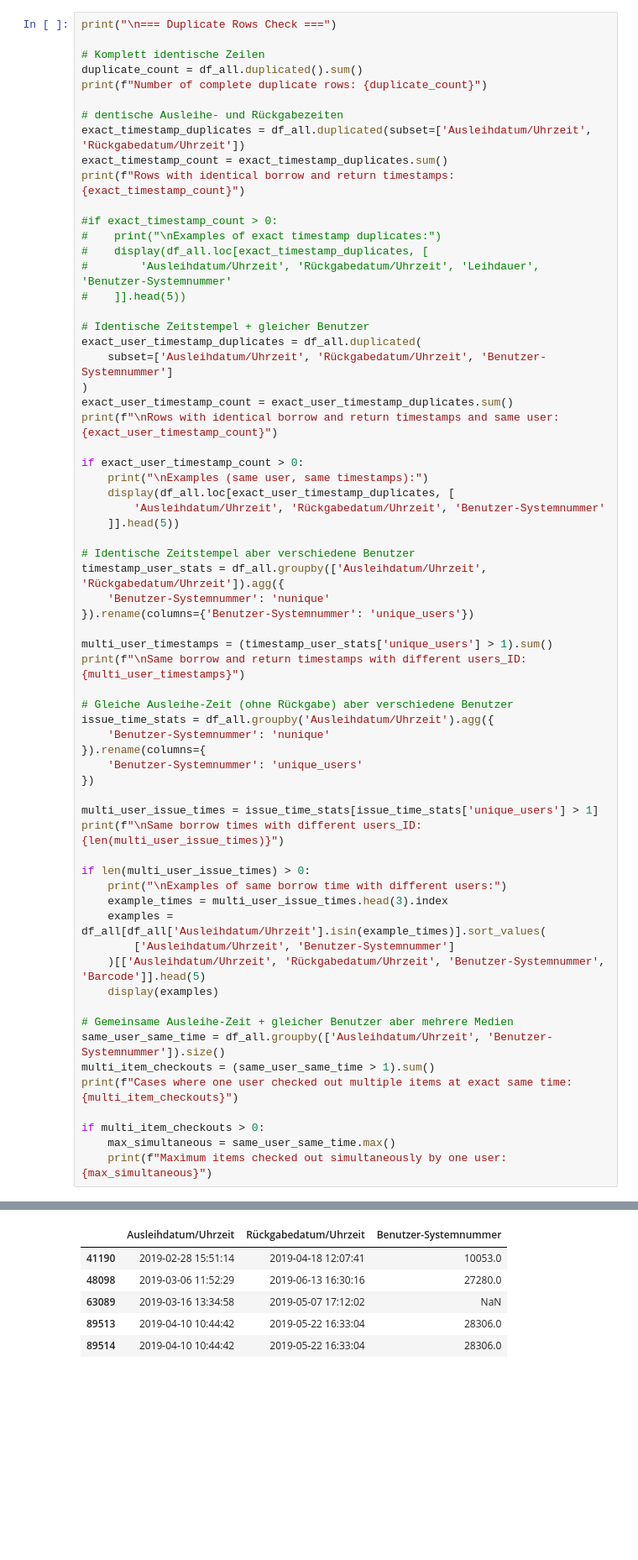
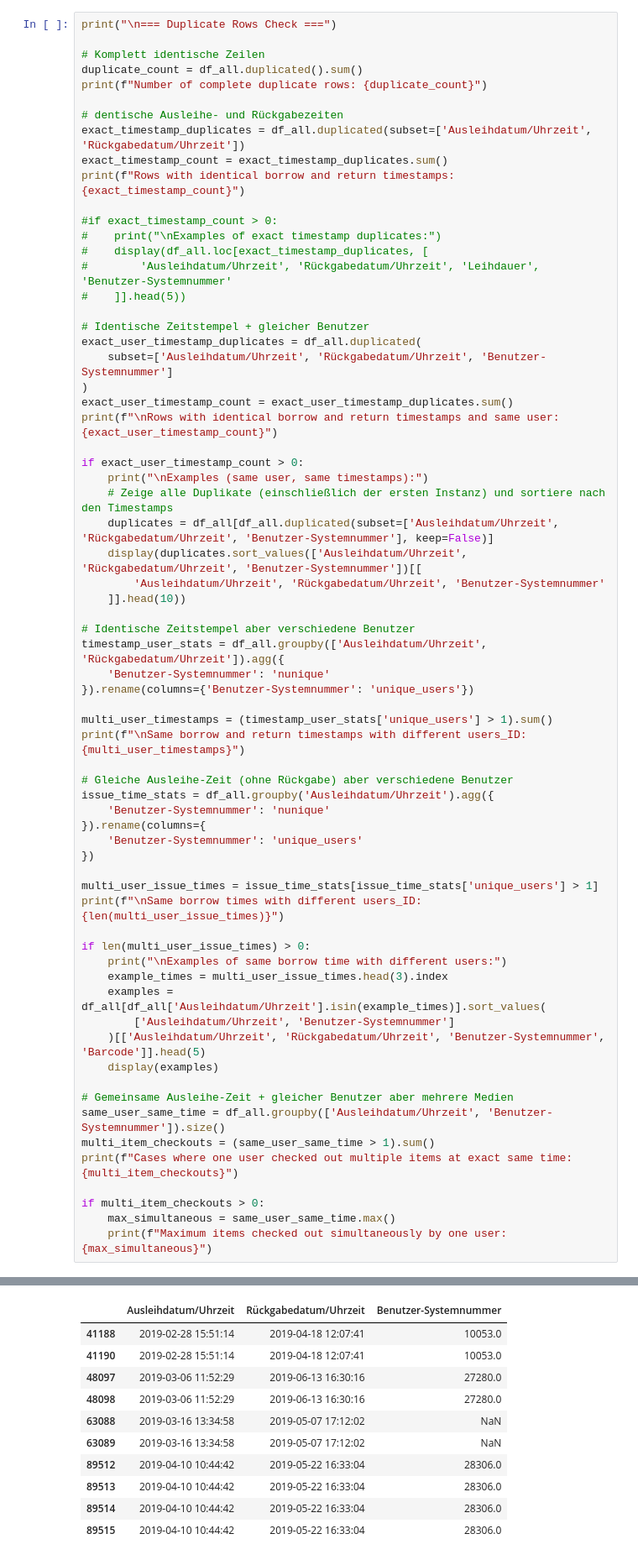
Before and after one commit to RobinAllgeier/Data_Literacy, a Jupyter notebook: notebooks/sanity/sanity-check_borrowings.ipynb, the cells around one changed output, grey strips where cells are left out. Shown at 84% size. Cells and saved outputs as stored; diff of their text form; blank space fills up the shorter version.

Commit message:
fix the output of rows with the same timestamps and user-id

```diff
--- a/notebooks/sanity/sanity-check_borrowings.ipynb
+++ b/notebooks/sanity/sanity-check_borrowings.ipynb
@@ -365,9 +365,11 @@ print(f"\nRows with identical borrow and return timestamps and same user: {exact
 
 if exact_user_timestamp_count > 0:
     print("\nExamples (same user, same timestamps):")
-    display(df_all.loc[exact_user_timestamp_duplicates, [
+    # Zeige alle Duplikate (einschließlich der ersten Instanz) und sortiere nach den Timestamps
+    duplicates = df_all[df_all.duplicated(subset=['Ausleihdatum/Uhrzeit', 'Rückgabedatum/Uhrzeit', 'Benutzer-Systemnummer'], keep=False)]
+    display(duplicates.sort_values(['Ausleihdatum/Uhrzeit', 'Rückgabedatum/Uhrzeit', 'Benutzer-Systemnummer'])[[
         'Ausleihdatum/Uhrzeit', 'Rückgabedatum/Uhrzeit', 'Benutzer-Systemnummer'
-    ]].head(5))
+    ]].head(10))
 
 # Identische Zeitstempel aber verschiedene Benutzer
 timestamp_user_stats = df_all.groupby(['Ausleihdatum/Uhrzeit', 'Rückgabedatum/Uhrzeit']).agg({
@@ -385,38 +387,43 @@ issue_time_stats = df_all.groupby('Ausleihdatum/Uhrzeit').agg({
 })
 
 multi_user_issue_times = issue_time_stats[issue_time_stats['unique_users'] > 1]
 print(f"\nSame borrow times with different users_ID: {len(multi_user_issue_times)}")
 
 if len(multi_user_issue_times) > 0:
     print("\nExamples of same borrow time with different users:")
     example_times = multi_user_issue_times.head(3).index
     examples = df_all[df_all['Ausleihdatum/Uhrzeit'].isin(example_times)].sort_values(
         ['Ausleihdatum/Uhrzeit', 'Benutzer-Systemnummer']
     )[['Ausleihdatum/Uhrzeit', 'Rückgabedatum/Uhrzeit', 'Benutzer-Systemnummer', 'Barcode']].head(5)
     display(examples)
 
 # Gemeinsame Ausleihe-Zeit + gleicher Benutzer aber mehrere Medien
 same_user_same_time = df_all.groupby(['Ausleihdatum/Uhrzeit', 'Benutzer-Systemnummer']).size()
 multi_item_checkouts = (same_user_same_time > 1).sum()
 print(f"Cases where one user checked out multiple items at exact same time: {multi_item_checkouts}")
 
 if multi_item_checkouts > 0:
     max_simultaneous = same_user_same_time.max()
     print(f"Maximum items checked out simultaneously by one user: {max_simultaneous}")
 # %% [output]
 === Duplicate Rows Check ===
 Number of complete duplicate rows: 0
 Rows with identical borrow and return timestamps: 12016
 
 Rows with identical borrow and return timestamps and same user: 11573
 
 Examples (same user, same timestamps):
 |  | Ausleihdatum/Uhrzeit | Rückgabedatum/Uhrzeit | Benutzer-Systemnummer |
+| 41188 | 2019-02-28 15:51:14 | 2019-04-18 12:07:41 | 10053.0 |
 | 41190 | 2019-02-28 15:51:14 | 2019-04-18 12:07:41 | 10053.0 |
+| 48097 | 2019-03-06 11:52:29 | 2019-06-13 16:30:16 | 27280.0 |
 | 48098 | 2019-03-06 11:52:29 | 2019-06-13 16:30:16 | 27280.0 |
+| 63088 | 2019-03-16 13:34:58 | 2019-05-07 17:12:02 | NaN |
 | 63089 | 2019-03-16 13:34:58 | 2019-05-07 17:12:02 | NaN |
+| 89512 | 2019-04-10 10:44:42 | 2019-05-22 16:33:04 | 28306.0 |
 | 89513 | 2019-04-10 10:44:42 | 2019-05-22 16:33:04 | 28306.0 |
 | 89514 | 2019-04-10 10:44:42 | 2019-05-22 16:33:04 | 28306.0 |
+| 89515 | 2019-04-10 10:44:42 | 2019-05-22 16:33:04 | 28306.0 |
 Same borrow and return timestamps with different users_ID: 1
 
 Same borrow times with different users_ID: 37790
```
Also changed, not shown: parts of 1 cell of this notebook.
